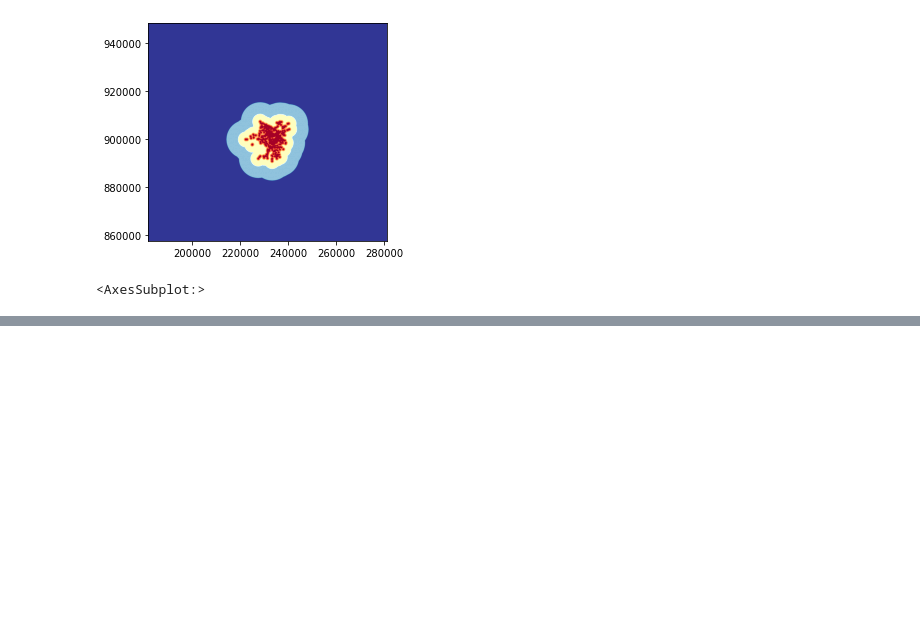
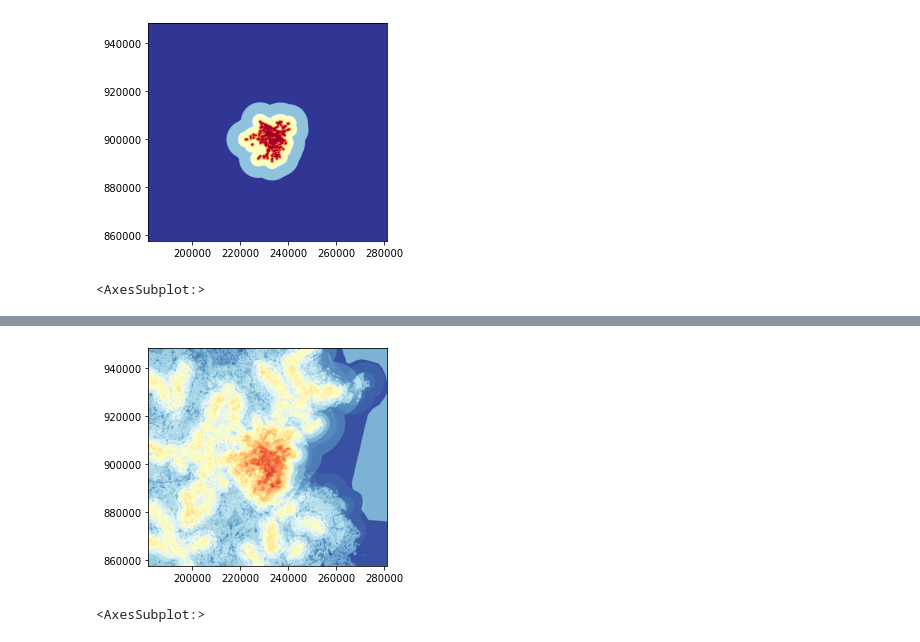
Before and after one commit to gingerleib/outdoor-recreation, a Jupyter notebook: Outdoor_Rec_Analysis.ipynb, the cells around one changed output, grey strips where cells are left out. Saved outputs shown, nothing was run; the diff lists cells and outputs as text; code cells hidden in the pictures; blank space fills up the shorter version.

Commit message:
added weighted suitability

```diff
--- a/Outdoor_Rec_Analysis.ipynb
+++ b/Outdoor_Rec_Analysis.ipynb
@@ -719,0 +742,4 @@ show(reclass_bb, transform=transform_tree, cmap='RdYlBu_r')
+# %%
+#create a weighted suitability
+
+weighted_or = reclass_trails * .3 + reclass_bb * .3 + reclass_tree * .18 + reclass_pools * .12 + reclass_market * .1
@@ -719,0 +756,5 @@ show(reclass_bb, transform=transform_tree, cmap='RdYlBu_r')
+# %%
+show(weighted_or, transform=transform_tree, cmap='RdYlBu_r')
+# %% [output]
+[figure, added]
+<AxesSubplot:>
```
Also changed, not shown: parts of 9 cells of this notebook.
